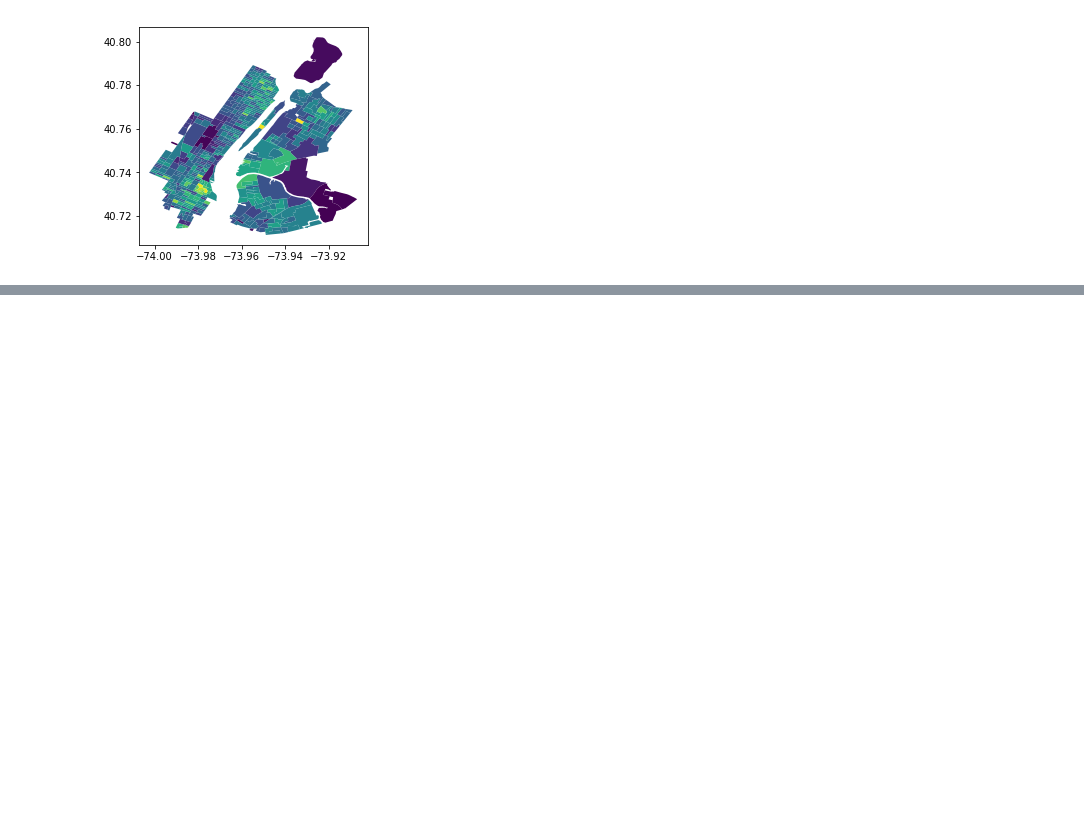
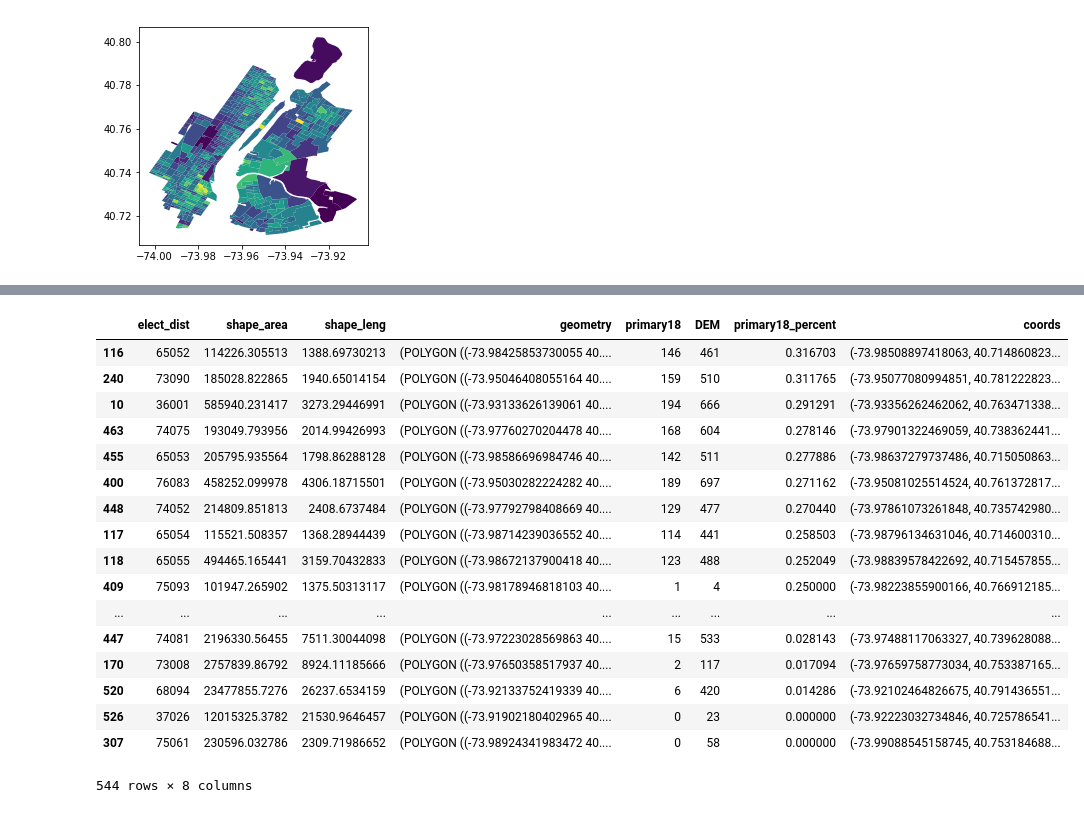
Before and after one commit to dangrenell/vladimer, a Jupyter notebook: First EDA 9.12.ipynb, the cells around one changed output, grey strips where cells are left out. Saved outputs shown, nothing was run; the diff lists cells and outputs as text; code cells hidden in the pictures; blank space fills up the shorter version.

```diff
--- a/First EDA 9.12.ipynb
+++ b/First EDA 9.12.ipynb
@@ -40,0 +111,21 @@ geodf.plot(column = 'primary18')
+# %%
+geodf.sort_values(by = 'primary18_percent', ascending = False)
+# %% [output]
+|  | elect_dist | shape_area | shape_leng | geometry | primary18 | DEM | primary18_percent | coords |
+| 116 | 65052 | 114226.305513 | 1388.69730213 | (POLYGON ((-73.98425853730055 40.... | 146 | 461 | 0.316703 | (-73.98508897418063, 40.714860823... |
+| 240 | 73090 | 185028.822865 | 1940.65014154 | (POLYGON ((-73.95046408055164 40.... | 159 | 510 | 0.311765 | (-73.95077080994851, 40.781222823... |
+| 10 | 36001 | 585940.231417 | 3273.29446991 | (POLYGON ((-73.93133626139061 40.... | 194 | 666 | 0.291291 | (-73.93356262462062, 40.763471338... |
+| 463 | 74075 | 193049.793956 | 2014.99426993 | (POLYGON ((-73.97760270204478 40.... | 168 | 604 | 0.278146 | (-73.97901322469059, 40.738362441... |
+| 455 | 65053 | 205795.935564 | 1798.86288128 | (POLYGON ((-73.98586696984746 40.... | 142 | 511 | 0.277886 | (-73.98637279737486, 40.715050863... |
+| 400 | 76083 | 458252.099978 | 4306.18715501 | (POLYGON ((-73.95030282224282 40.... | 189 | 697 | 0.271162 | (-73.95081025514524, 40.761372817... |
+| 448 | 74052 | 214809.851813 | 2408.6737484 | (POLYGON ((-73.97792798408669 40.... | 129 | 477 | 0.270440 | (-73.97861073261848, 40.735742980... |
+| 117 | 65054 | 115521.508357 | 1368.28944439 | (POLYGON ((-73.98714239036552 40.... | 114 | 441 | 0.258503 | (-73.98796134631046, 40.714600310... |
+| 118 | 65055 | 494465.165441 | 3159.70432833 | (POLYGON ((-73.98672137900418 40.... | 123 | 488 | 0.252049 | (-73.98839578422692, 40.715457855... |
+| 409 | 75093 | 101947.265902 | 1375.50313117 | (POLYGON ((-73.98178946818103 40.... | 1 | 4 | 0.250000 | (-73.98223855900166, 40.766912185... |
+| ... | ... | ... | ... | ... | ... | ... | ... | ... |
+| 447 | 74081 | 2196330.56455 | 7511.30044098 | (POLYGON ((-73.97223028569863 40.... | 15 | 533 | 0.028143 | (-73.97488117063327, 40.739628088... |
+| 170 | 73008 | 2757839.86792 | 8924.11185666 | (POLYGON ((-73.97650358517937 40.... | 2 | 117 | 0.017094 | (-73.97659758773034, 40.753387165... |
+| 520 | 68094 | 23477855.7276 | 26237.6534159 | (POLYGON ((-73.92133752419339 40.... | 6 | 420 | 0.014286 | (-73.92102464826675, 40.791436551... |
+| 526 | 37026 | 12015325.3782 | 21530.9646457 | (POLYGON ((-73.91902180402965 40.... | 0 | 23 | 0.000000 | (-73.92223032734846, 40.725786541... |
+| 307 | 75061 | 230596.032786 | 2309.71986652 | (POLYGON ((-73.98924341983472 40.... | 0 | 58 | 0.000000 | (-73.99088545158745, 40.753184688... |
+544 rows × 8 columns
```
Also changed, not shown: parts of 13 cells of this notebook, 4 other files.
